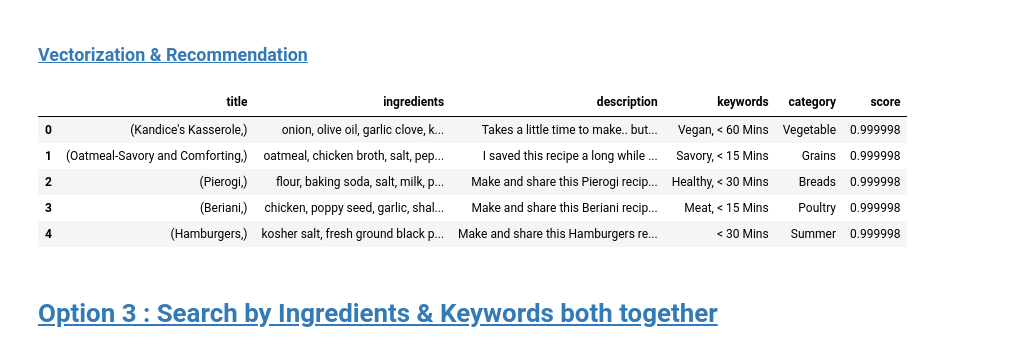
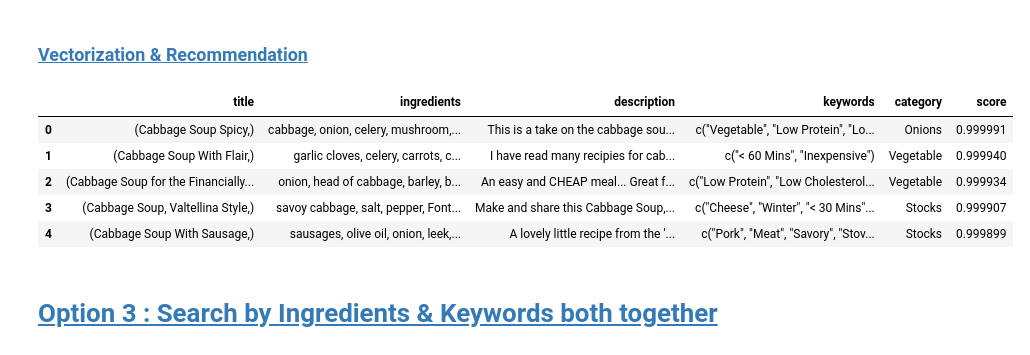
Before and after one commit to anupa-jayakody/Capstone_v3, a Jupyter notebook: Notebooks/Solution 1- Modeling(Word2Vec).ipynb, the cells around one changed output. Saved outputs shown, nothing was run; the diff lists cells and outputs as text; code cells hidden in the pictures.

```diff
--- a/Notebooks/Solution 1- Modeling(Word2Vec).ipynb
+++ b/Notebooks/Solution 1- Modeling(Word2Vec).ipynb
@@ -83,7 +83,7 @@ import string
 [nltk_data]   Package stopwords is already up-to-date!
 # %%
 #loading the cleaned dataset
-recipes = pd.read_csv('C:/Users/e312995/OneDrive - WESCO DISTRIBUTION/Documents/PERSONAL/BRAINSTATION/CAPSTONE/Datasets/recipes_cleaned.csv')
+recipes = pd.read_csv('../Docs/Datasets/recipes_cleaned.csv')
 # %%
 #checking
 recipes.shape
@@ -413,7 +409,7 @@ def recommender(user_input):
 
     return recommendation
 # %%
-user_input = 'cheese', 'hamburger'
+user_input = 'cabbage', 'carrot'
 
 
 recommender(user_input)
@@ -638,13 +631,21 @@ def recommender_text(text_input):
                 category= recipes['RecipeCategory'].iloc[i]
                 ingredients = recipes['RecipeIngredientParts'].iloc[i]
                 score= cosine_similarities_text[0][i]
-                recommendation = recommendation.append(
-                                    {'title': title,
-                                    'description': description,
-                                    'ingredients': ingredients,
-                                    'keywords' : keywords,
-                                    'category' : category,
-                                    'score': score},
+                # recommendation = recommendation.concat([
+                #                     {'title': title,
+                #                     'description': description,
+                #                     'ingredients': ingredients,
+                #                     'keywords' : keywords,
+                #                     'category' : category,
+                #                     'score': score}],
+                #                         ignore_index=True)
+                recommendation = pd.concat([recommendation,pd.DataFrame(
+                                    {'title': [title],
+                                    'description': [description],
+                                    'ingredients': [ingredients],
+                                    'keywords' : [keywords],
+                                    'category' : [category],
+                                    'score': [score]})],
                                         ignore_index=True)
 
 
@@ -653,16 +654,16 @@ def recommender_text(text_input):
     return recommendation
 # %%
 # user Input Processing
-text_input = '60 Mins'  # user's input
+text_input = 'cabbage soup'  # user's input
 
 recommender_text(text_input)
 # %% [output]
 |  | title | ingredients | description | keywords | category | score |
-| 0 | (Kandice's Kasserole,) | onion, olive oil, garlic clove, k... | Takes a little time to make.. but... | Vegan, < 60 Mins | Vegetable | 0.999998 |
-| 1 | (Oatmeal-Savory and Comforting,) | oatmeal, chicken broth, salt, pep... | I saved this recipe a long while ... | Savory, < 15 Mins | Grains | 0.999998 |
-| 2 | (Pierogi,) | flour, baking soda, salt, milk, p... | Make and share this Pierogi recip... | Healthy, < 30 Mins | Breads | 0.999998 |
-| 3 | (Beriani,) | chicken, poppy seed, garlic, shal... | Make and share this Beriani recip... | Meat, < 15 Mins | Poultry | 0.999998 |
-| 4 | (Hamburgers,) | kosher salt, fresh ground black p... | Make and share this Hamburgers re... | < 30 Mins | Summer | 0.999998 |
+| 0 | (Cabbage Soup Spicy,) | cabbage, onion, celery, mushroom,... | This is a take on the cabbage sou... | c("Vegetable", "Low Protein", "Lo... | Onions | 0.999991 |
+| 1 | (Cabbage Soup With Flair,) | garlic cloves, celery, carrots, c... | I have read many recipies for cab... | c("< 60 Mins", "Inexpensive") | Vegetable | 0.999940 |
+| 2 | (Cabbage Soup for the Financially... | onion, head of cabbage, barley, b... | An easy and CHEAP meal... Great f... | c("Low Protein", "Low Cholesterol... | Vegetable | 0.999934 |
+| 3 | (Cabbage Soup, Valtellina Style,) | savoy cabbage, salt, pepper, Font... | Make and share this Cabbage Soup,... | c("Cheese", "Winter", "< 30 Mins"... | Stocks | 0.999907 |
+| 4 | (Cabbage Soup With Sausage,) | sausages, olive oil, onion, leek,... | A lovely little recipe from the '... | c("Pork", "Meat", "Savory", "Stov... | Stocks | 0.999899 |
 # %% [markdown]
 # <a id='toc4_'></a>[Option 3 : Search by Ingredients & Keywords both together](#toc0_)
 # %% [markdown]
```
Also changed, not shown: parts of 26 cells of this notebook.
